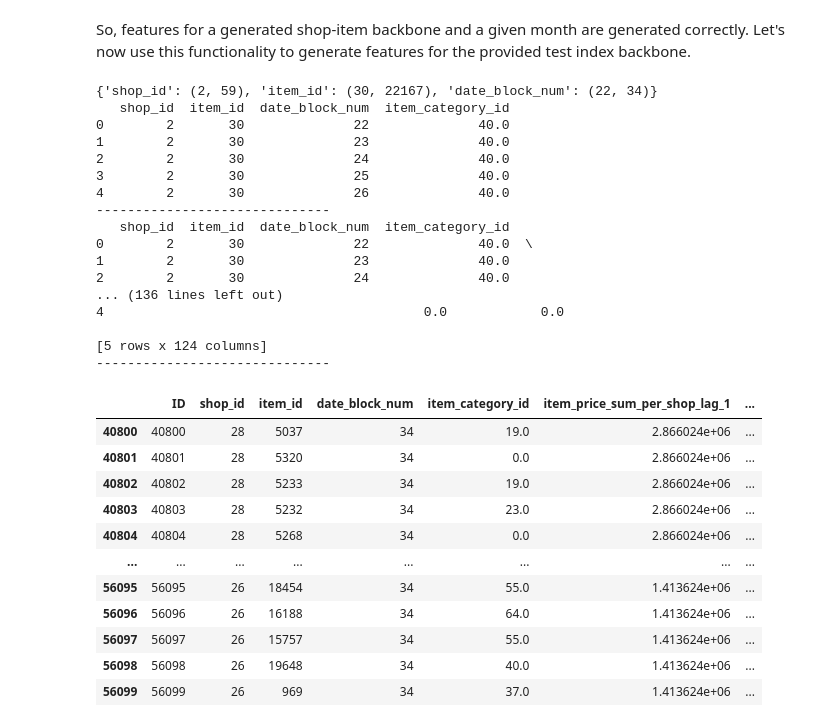
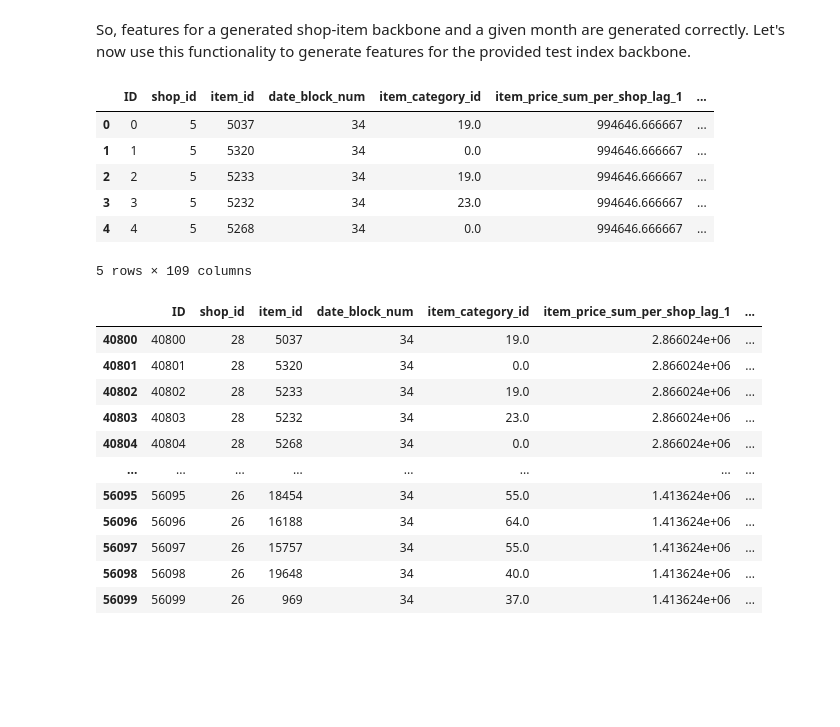
Before and after one commit to igor-cheb/retail_sales_prediction, a Jupyter notebook: ETL.ipynb, the cells around one changed output. Cells and saved outputs as stored; diff of their text form; code cells hidden in the pictures; blank space fills up the shorter version.

```diff
--- a/ETL.ipynb
+++ b/ETL.ipynb
@@ -196,31 +196,21 @@ to generate features for the provided test index backbone.
 # %%
 # we are told that the test month is November, so following the last one in the train set, so 34-th
 test_month_num = 34
 
 # test_backbone in this case is the provided test dataset itself
 test_backbone = pd.read_csv(RAW_PATH + 'test.csv')
 test_backbone['date_block_num'] = 34
 feat_generator = FeatureGenerator()
 test_features_df = feat_generator.add_features_to_backbone(test_backbone=test_backbone, target_month=test_month_num)
-# test_features_df.head()
+test_features_df.head()
 # %% [output]
+|  | ID | shop_id | item_id | date_block_num | item_category_id | item_price_sum_per_shop_lag_1 | ... |
+| 0 | 0 | 5 | 5037 | 34 | 19.0 | 994646.666667 | ... |
+| 1 | 1 | 5 | 5320 | 34 | 0.0 | 994646.666667 | ... |
+| 2 | 2 | 5 | 5233 | 34 | 19.0 | 994646.666667 | ... |
+| 3 | 3 | 5 | 5232 | 34 | 23.0 | 994646.666667 | ... |
+| 4 | 4 | 5 | 5268 | 34 | 0.0 | 994646.666667 | ... |
-{'shop_id': (2, 59), 'item_id': (30, 22167), 'date_block_num': (22, 34)}
-   shop_id  item_id  date_block_num  item_category_id
-0        2       30              22              40.0
-1        2       30              23              40.0
-2        2       30              24              40.0
-3        2       30              25              40.0
-4        2       30              26              40.0
-------------------------------
-   shop_id  item_id  date_block_num  item_category_id
-0        2       30              22              40.0  \
-1        2       30              23              40.0
-2        2       30              24              40.0
-... (136 lines left out)
-4                                         0.0            0.0
-
-[5 rows x 124 columns]
-------------------------------
+5 rows × 109 columns
 # %%
 train_shop_range = range(COLS_MIN_MAX['shop_id'][0], COLS_MIN_MAX['shop_id'][1]+1)
 test_features_df[test_features_df['shop_id'].isin(train_shop_range)]
```
Also changed, not shown: 1 other file.
